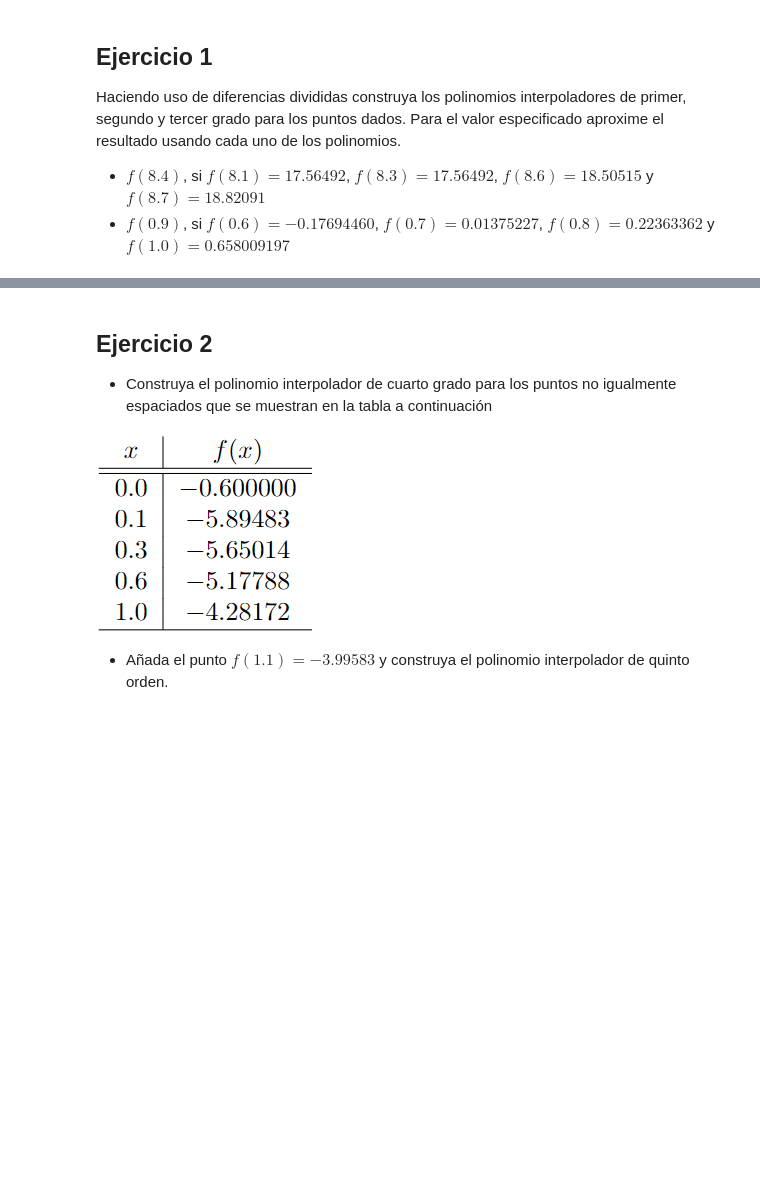
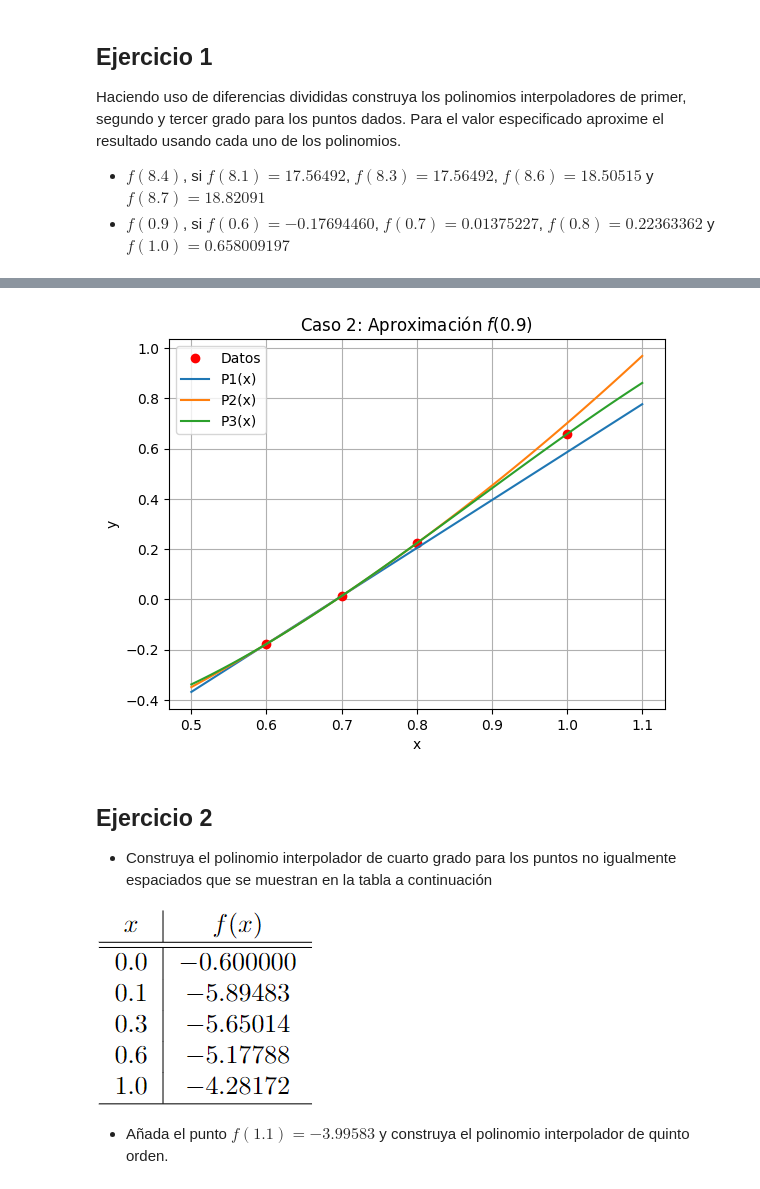
Before and after one commit to K3nnyZY/computer-solutions, a Jupyter notebook: Laboratorios/Lab4,kenny_Zhu,Samir_Mercado.ipynb, the cells around one changed output, grey strips where cells are left out. Drawn from its saved outputs; the diff is of its cells as text; code cells hidden in the pictures; blank space fills up the shorter version.

```diff
--- a/Laboratorios/Lab4,kenny_Zhu,Samir_Mercado.ipynb
+++ b/Laboratorios/Lab4,kenny_Zhu,Samir_Mercado.ipynb
@@ -153,3 +169,21 @@ plot(x_data2, y_data2, polynomials2, 'x', 'f(x)', 'Caso 2: Aproximación f(0.9)'
+# %%
+# Graficar el polinomio interpolador y los datos para el caso 2
+x_plot = np.linspace(0.5, 1.1, 100)
+
+plt.figure()
+plt.title("Caso 2: Aproximación $f(0.9)$")
+plt.plot(x_data2, y_data2, 'ro', label='Datos')
+for orden in range(1, 4):
+    polinomio = interpolador_newton(x_data2, matriz_diferencias2, orden)
+    y_plot = [polinomio.subs('x', x) for x in x_plot]
+    plt.plot(x_plot, y_plot, label=f"P{orden}(x)")
+plt.legend()
+plt.xlabel("x")
+plt.ylabel("y")
+plt.grid()
+plt.show()
+# %% [output]
+[figure, added]
 # %% [markdown]
 ## Ejercicio 2
 
```
Also changed, not shown: parts of 11 cells of this notebook, 1 other file.
